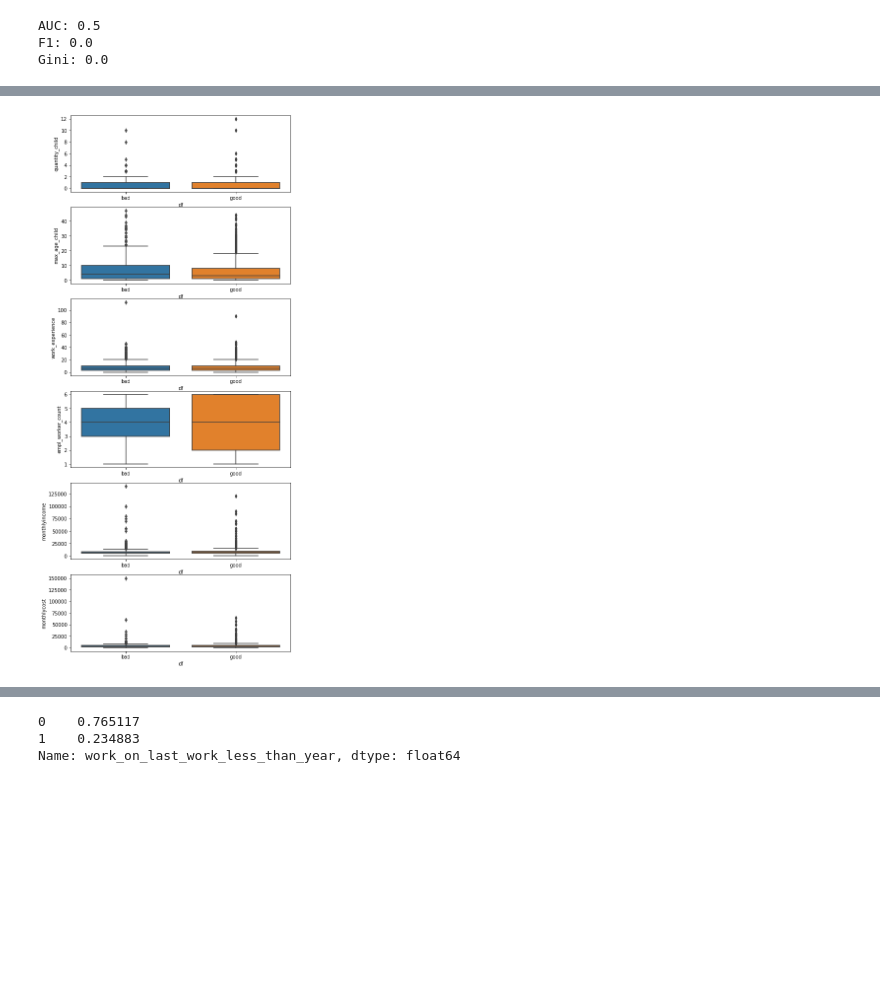
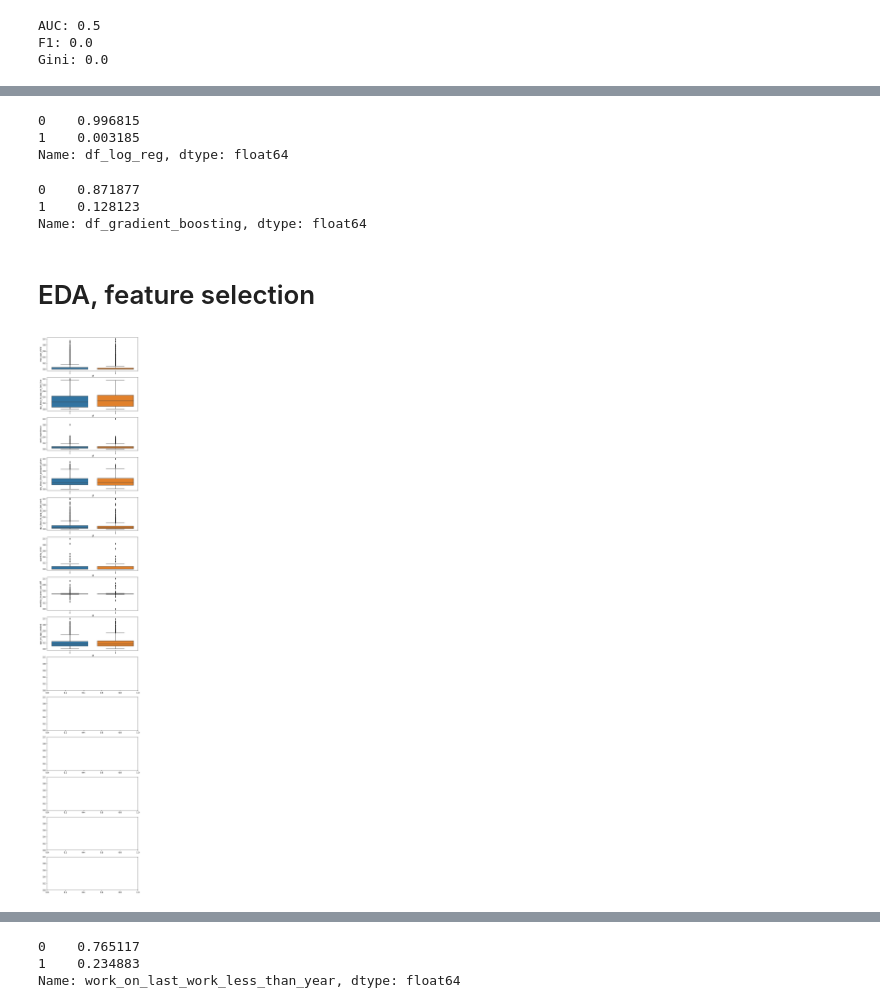
Before and after one commit to yaroslavklymchuk/test, a Jupyter notebook: test_upd.ipynb, the cells around one changed output, grey strips where cells are left out. Saved outputs shown, nothing was run; the diff lists cells and outputs as text; code cells hidden in the pictures; blank space fills up the shorter version.

Commit message:
add scores for test, tried stacking

```diff
--- a/test_upd.ipynb
+++ b/test_upd.ipynb
@@ -198,10 +199,13 @@ appl_data.head()
 | 2 | 1157375 | 2017-12-31 08:18:56+00:00 | 119755 | 1984-10-20 | 2 | 2013-06-28 | 3 | 1 | ... |
 | 3 | 1158541 | 2017-12-31 15:18:23+00:00 | 120042 | 1986-02-07 | 2 | 2012-09-27 | 4 | 0 | ... |
 | 4 | 1157949 | 2017-12-31 11:25:38+00:00 | 119893 | 1992-06-26 | 2 | 2012-02-11 | 4 | 0 | ... |
+# %%
+behave_on_site_aggregated = pd.merge(appl_data[['appl_id', 'app_crtime', 'client_id']],
+                                    behave_on_site_aggregated, on='client_id')
 # %% [markdown]
 # Use both application and behaviour data
 # %%
-all_data = pd.merge(appl_data, behave_on_site_aggregated, on='client_id')
+all_data = pd.merge(appl_data.drop(['appl_id', 'app_crtime'], axis=1), behave_on_site_aggregated, on='client_id')
 # %%
 all_data.head()
 # %% [output]
@@ -810,0 +1104,12 @@ Gini: 0.0
+# %%
+prepared_data_encoded_test.df_log_reg.value_counts(normalize=True)
+# %% [output]
+0    0.996815
+1    0.003185
+Name: df_log_reg, dtype: float64
+# %%
+prepared_data_encoded_test.df_gradient_boosting.value_counts(normalize=True)
+# %% [output]
+0    0.871877
+1    0.128123
+Name: df_gradient_boosting, dtype: float64
@@ -811,8 +1118,10 @@ Gini: 0.0
+# %% [markdown]
+# EDA, feature selection
 # %%
-fig, axs = plt.subplots(nrows=len(raw_numeric_features), figsize=(8, 20))
+fig, axs = plt.subplots(nrows=len(numeric_features), figsize=(8, 50))
 
-for index, feature in enumerate(raw_numeric_features):
+for index, feature in enumerate(appl_data_numeric_features):
     sns.boxplot(x=train_data['df'], y=train_data[feature], ax=axs[index]);
 # %% [output]
-[figure, old version]
+[figure, new version]
 # %%
```
Also changed, not shown: parts of 85 cells of this notebook, 1 other file.
